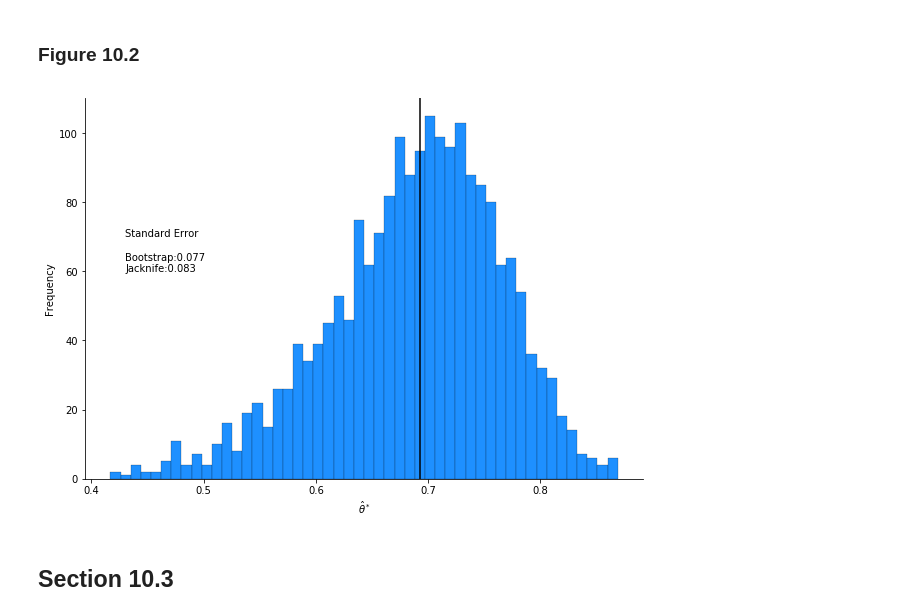
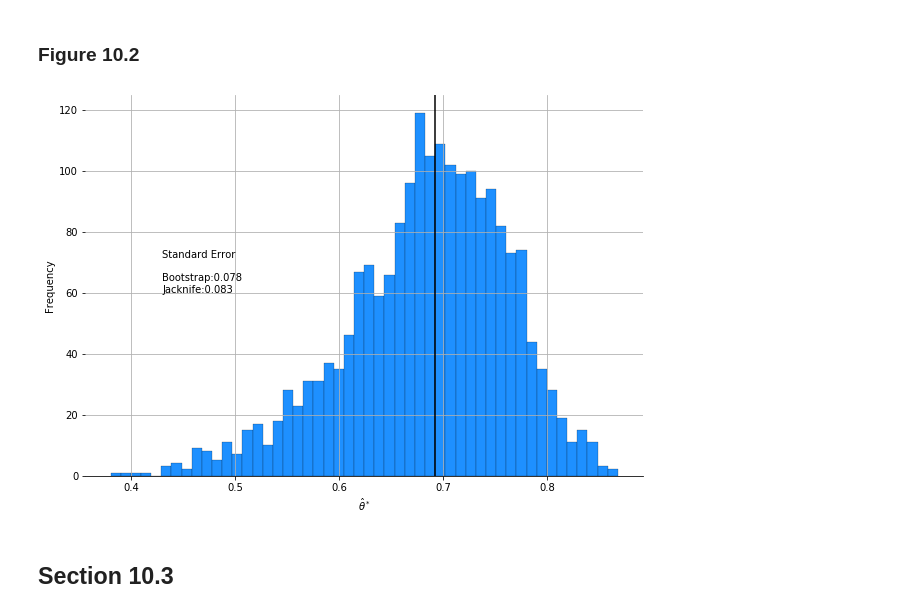
Before and after one commit to sidravi1/CASI_Examples, a Jupyter notebook: nbs/Ch10_jackknife_bootstrap.ipynb, the cells around one changed output. Cells and saved outputs as stored; diff of their text form; code cells hidden in the pictures.

```diff
--- a/nbs/Ch10_jackknife_bootstrap.ipynb
+++ b/nbs/Ch10_jackknife_bootstrap.ipynb
@@ -51,7 +52,7 @@ def get_jackknife(estimator_func, x, y):
 def get_bootstrap(estimator_func, x, y):
 
     x_unique = pd.unique(x)
-    yhat_unique = pd.unique(yhat)
+    yhat_unique = pd.unique(y)
 
     # bootstrap
     n_boots = len(data)
@@ -169,13 +191,16 @@ se_jack = (((n - 1) / n) * np.sum((theta_hats_jk - theta_dot)**2))**(1/2)
 # %%
 plt.subplots(figsize=(10,7))
 plt.hist(theta_hats, bins=50, lw=0.2, edgecolor='k', color='dodgerblue');
 plt.axvline(eigenratio(data), color='k')
 plt.xlabel(r"$\hat{\theta}^*}$")
 plt.ylabel("Frequency")
 plt.annotate("Standard Error\n\nBootstrap:{:0.3f}\nJacknife:{:0.3f}".format(se_bootstrap, se_jack), xy=(0.43, 60))
-sns.despine()
+plt.grid()
+sns.despine(left=True)
+
+plt.savefig("../../../../sidravi1.github.io/assets/20200123_eigratio.png")
 # %% [output]
-[figure, old version]
+[figure, new version]
 # %% [markdown]
 ## Section 10.3
 # %% [markdown]
```
Also changed, not shown: parts of 26 cells of this notebook.
